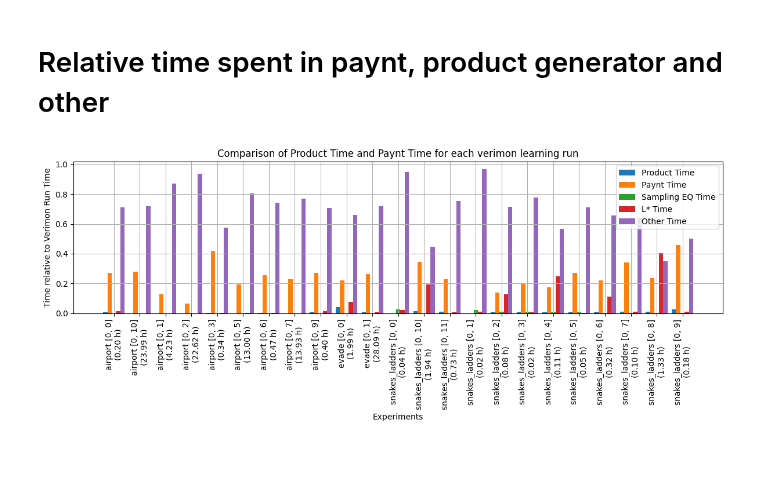
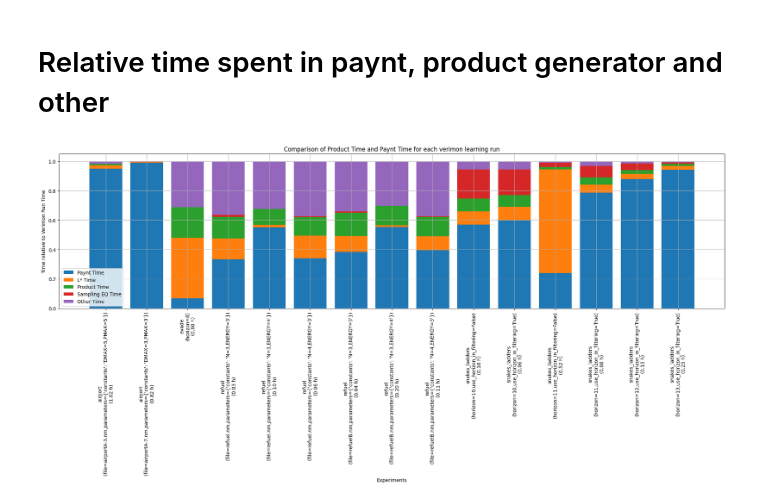
Before and after one commit to lukovdm/monitor-conformence, a Jupyter notebook: notebooks/Analysis.ipynb, the cells around one changed output. Cells and saved outputs as stored; diff of their text form; code cells hidden in the pictures; blank space fills up the shorter version.

```diff
--- a/notebooks/Analysis.ipynb
+++ b/notebooks/Analysis.ipynb
@@ -3,14 +3,14 @@
 # %%
 %matplotlib inline
 %load_ext autoreload
-from math import exp
 from verimon.analysis import *
 
-# experiment_dir = "../stats/exp-2024-12-10_10-13-48-premise-snl"
-experiment_dir = "../stats/exp-2024-12-12_17-30-40-compare-trad-premise-snl"
+experiment_dir = "../stats/exp-2025-01-13_11-33-11-compare-trad-premise-snl"
 experiment_data = load_experiment_data(experiment_dir)
 
 symbols, colors = add_symbol_color(experiment_data)
+
+clean_data(experiment_data)
 # %% [output]
 The autoreload extension is already loaded. To reload it, use:
   %reload_ext autoreload
@@ -227,6 +298,9 @@ compare_thresholds_bar(
 # %% [markdown]
 # Relative time spent in paynt, product generator and other
 # %%
+import numpy as np
+
+
 filtered_data = [
     data for data in experiment_data if data["experiment"]["name"] != "compare-trad"
 ]
@@ -269,40 +343,53 @@ other_times = [
             data["verimon"]["product_time"]
             + data["verimon"]["paynt_time"]
             + data["verimon"]["eq_time"]
             + data["verimon"]["lstar_time"]
         )
         / data["verimon"]["time"]
         if "verimon" in data and "product_time" in data["verimon"]
         else 0
     )
     for data in filtered_data
 ]
 
 experiment_names = [
-    f"{data['experiment']['name']} {data['experiment']['variant']}\n({data['time']['total']/(60*60):.2f} h)"
+    f"{data['experiment']['name']}\n{data['experiment']['variant']}\n({data['time']['total']/(60*60):.2f} h)"
     for data in filtered_data
 ]
 
-plt.figure(figsize=(12, 5))
-bar_width = 1 / 6
+plt.figure(figsize=(20, 10))
 index = range(len(filtered_data))
+bottom = np.zeros(len(filtered_data))
 
-plt.bar(index, product_times, bar_width, label="Product Time")
-plt.bar([i + bar_width for i in index], paynt_times, bar_width, label="Paynt Time")
+
+plt.bar(index, paynt_times, label="Paynt Time")
+bottom += paynt_times
+plt.bar(index, lstar_times, bottom=bottom, label="L* Time")
+bottom += lstar_times
+plt.bar(index, product_times, bottom=bottom, label="Product Time")
+bottom += product_times
 plt.bar(
-    [i + bar_width * 2 for i in index], eq_times, bar_width, label="Sampling EQ Time"
+    index,
+    eq_times,
+    bottom=bottom,
+    label="Sampling EQ Time",
 )
-plt.bar([i + bar_width * 3 for i in index], lstar_times, bar_width, label="L* Time")
-plt.bar([i + bar_width * 4 for i in index], other_times, bar_width, label="Other Time")
+bottom += eq_times
+plt.bar(
+    index,
+    other_times,
+    bottom=bottom,
+    label="Other Time",
+)
 
 plt.xlabel("Experiments")
 plt.ylabel("Time relative to Verimon Run Time")
 plt.title("Comparison of Product Time and Paynt Time for each verimon learning run")
-plt.xticks([i + bar_width * 2 for i in index], experiment_names, rotation=90)
+plt.xticks(index, experiment_names, rotation=90)
 plt.legend()
 
 plt.tight_layout()
 plt.grid()
 plt.show()
 # %% [output]
-[figure, old version]
+[figure, new version]
```
Also changed, not shown: parts of 8 cells of this notebook, 18 other files.
